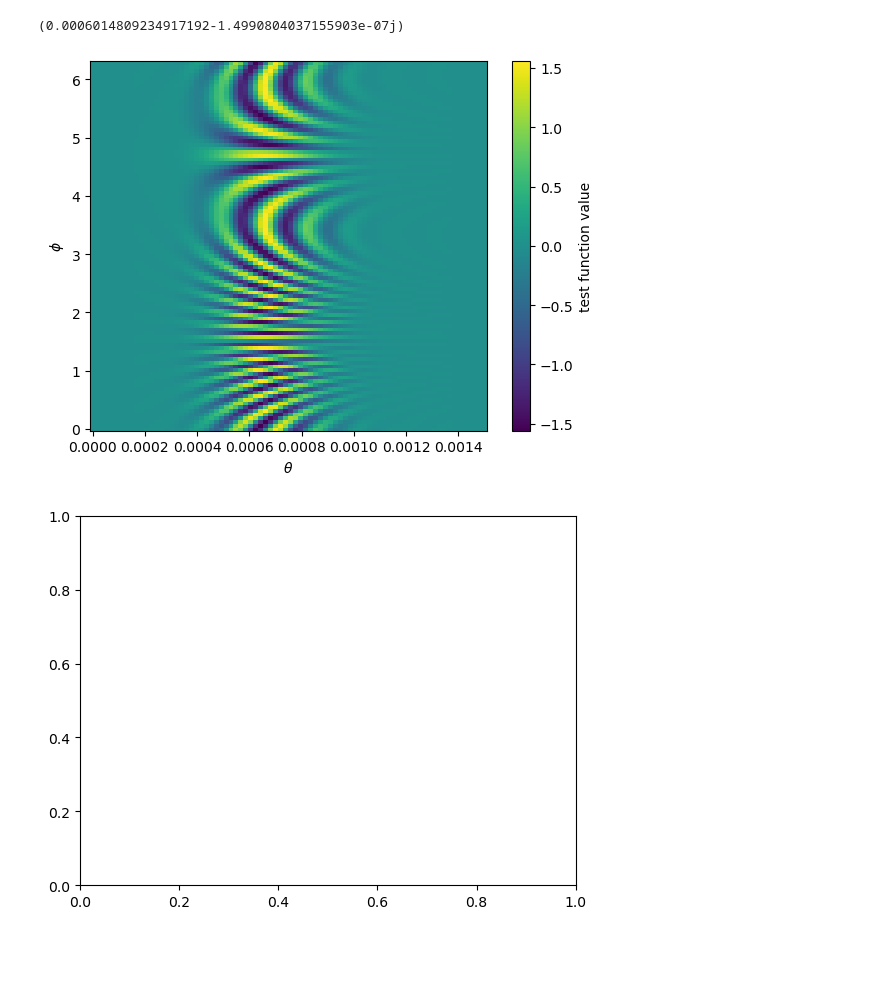
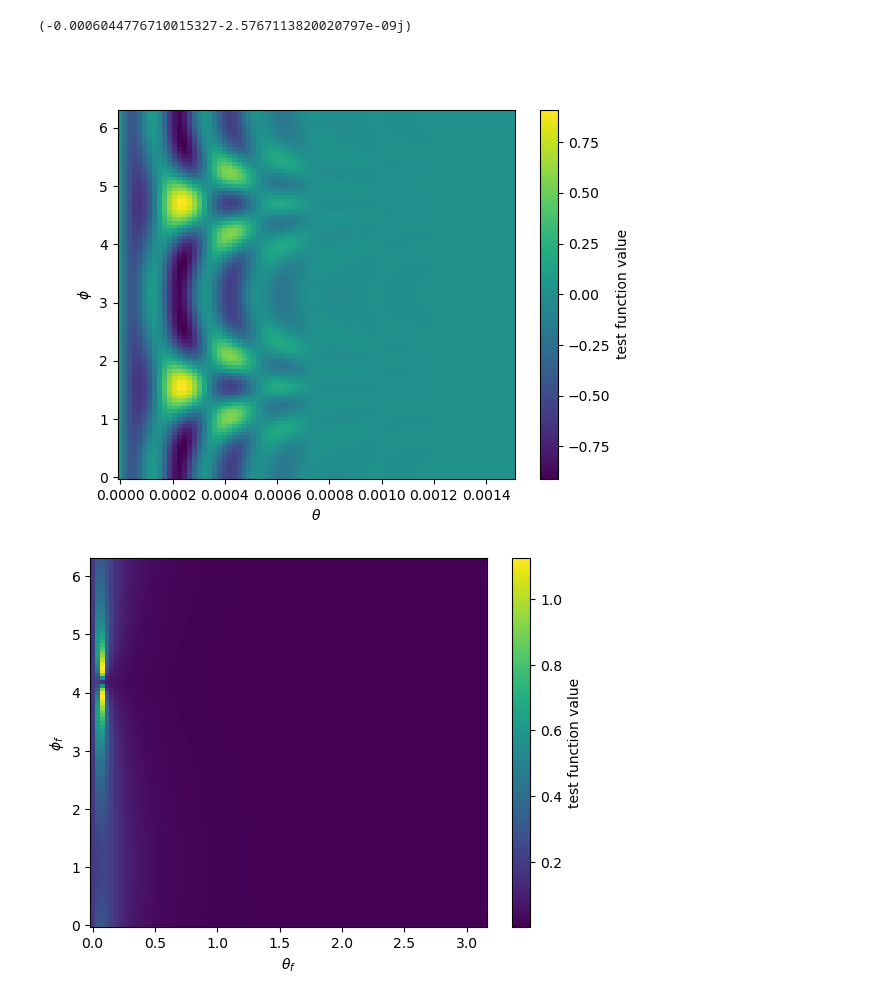
Before and after one commit to stiliglink/issue2, a Jupyter notebook: Brems_LG.ipynb, the cells around one changed output. Cells and saved outputs as stored; diff of their text form; code cells hidden in the pictures; blank space fills up the shorter version.

```diff
--- a/Brems_LG.ipynb
+++ b/Brems_LG.ipynb
@@ -25,8 +25,8 @@ sigma_perp=1000
 sigma_z=500     # 0.1nm左右
 P_z=5
 b_perp0=3152
-C_in=-Z*e**3*np.pi/(2*np.pi)**(3)*(4*np.pi)**(3/4)*np.sqrt(sigma_z/fact_l)*sigma_perp*(sigma_perp)**(abs(l))
-# C_in=-Z*e**3*np.pi/(2*np.pi)**(3)*(4*np.pi)**(3/4)*np.sqrt(2**l*sigma_z/fact_l)*sigma_perp/32   # no_ilphi_r 情况，且仅针对l=10
+#C_in=-Z*e**3*np.pi/(2*np.pi)**(3)*(4*np.pi)**(3/4)*np.sqrt(sigma_z/fact_l)*sigma_perp*(sigma_perp)**(abs(l))
+C_in=-Z*e**3*np.pi/(2*np.pi)**(3)*(4*np.pi)**(3/4)*np.sqrt(2**l*sigma_z/fact_l)*sigma_perp/32   # no_ilphi_r 情况，且仅针对l=10
 
 C_out=1/256/np.pi**6
 
@@ -114,23 +114,23 @@ def u_f(energy,theta,phi,spin):
     res=np.array([part1,part2,part3,part4],dtype=np.complex128)
     return res
 
+# @jit(nopython=True)
+# def Phi_cap(epsilon, theta, phi, l):
+#     p=np.sqrt(epsilon**2-me**2)
+#     two_vec_mod_=p*np.sin(theta)
+#     res= np.sqrt(2*epsilon)*(two_vec_mod_)**(abs(l))\
+#        *np.exp(-sigma_perp**2*two_vec_mod_**2/2-sigma_z**2*(p*np.cos(theta)-P_z)**2/2+1j*l*phi)
+#     return res
+
+
+## no_ilphi_r
 @jit(nopython=True)
 def Phi_cap(epsilon, theta, phi, l):
     p=np.sqrt(epsilon**2-me**2)
-    two_vec_mod_=p*np.sin(theta)
-    res= np.sqrt(2*epsilon)*(two_vec_mod_)**(abs(l))\
-       *np.exp(-sigma_perp**2*two_vec_mod_**2/2-sigma_z**2*(p*np.cos(theta)-P_z)**2/2+1j*l*phi)
+    sigma_vec_mod_sq=p**2*np.sin(theta)**2*sigma_perp**2
+    res= np.sqrt(2*epsilon)*(3840-9600*sigma_vec_mod_sq+4800*sigma_vec_mod_sq**2-800*sigma_vec_mod_sq**3+50*sigma_vec_mod_sq**4-sigma_vec_mod_sq**5)\
+       *np.exp(-sigma_vec_mod_sq/2-sigma_z**2*(p*np.cos(theta)-P_z)**2/2)
     return res
-
-
-# ## no_ilphi_r
-# @jit(nopython=True)
-# def Phi_cap(epsilon, theta, phi, l):
-#     p=np.sqrt(epsilon**2-me**2)
-#     sigma_vec_mod_sq=p**2*np.sin(theta)**2*sigma_perp**2
-#     res= np.sqrt(2*epsilon)*(3840-9600*sigma_vec_mod_sq+4800*sigma_vec_mod_sq**2-800*sigma_vec_mod_sq**3+50*sigma_vec_mod_sq**4-sigma_vec_mod_sq**5)\
-#        *np.exp(-sigma_vec_mod_sq/2-sigma_z**2*(p*np.cos(theta)-P_z)**2/2)
-#     return res
 
 @jit(nopython=True)
 def curl_L_pre(theta_,phi_,s,omega,epsilon_f,three_vec_f,three_vec_k,u_f_,photon_polar_slash_,four_vec_slash_k,four_vec_slash_f,b_perp):
@@ -282,12 +282,13 @@ def curl_L(s, epsilon_f, theta_f, phi_f, s_f, omega, theta_k, phi_k, lamb,b_perp
 
 print(curl_L(0.5,3.026,np.pi/2,np.pi/3,0.5,2,np.pi/3,np.pi/3,1,b_perp0))
 # %% [output]
-(0.0006014809234917192-1.4990804037155903e-07j)
+(-0.0006044776710015327-2.5767113820020797e-09j)
 # %%
+%matplotlib widget
 import matplotlib.pyplot as plt
 from mpl_toolkits.mplot3d import Axes3D
 
-b_perp=np.array([8000,0,0])
+b_perp=np.array([3000,0,0])
 @jit(nopython=True)
 def M(epsilon,theta,phi,s,epsilon_f,theta_f,phi_f,s_f,omega,theta_k,phi_k,lamb):
 
@@ -320,34 +321,62 @@ def curl_L_pre_plt(theta,phi,s,epsilon_f,theta_f,phi_f,s_f,omega,theta_k,phi_k,l
 
 def test(theta,phi):
     res=curl_L_pre_plt(theta,phi,0.5,3.026,np.pi/2,np.pi/3,0.5,2,np.pi/3,np.pi/3,1)
     return res.real
 
 
 # 生成 theta 和 phi 的数据
 theta_vals = np.linspace(0, 0.0015, 80)  # 从 0 到 pi
 phi_vals = np.linspace(0, 2*np.pi, 100)  # 从 0 到 2*pi
 theta, phi = np.meshgrid(theta_vals, phi_vals)
 
 # 计算 test 函数值
 z = np.frompyfunc(test, 2, 1)(theta, phi).astype(np.float64)  # 关键部分
 
 # 创建图形
 fig, ax = plt.subplots()
 
 # 绘制 pcolor 图
 c = ax.pcolor(theta, phi, z)
 
 # 添加 colorbar
 plt.colorbar(c, label='test function value')
 
 # 设置 x 和 y 轴的标签
 ax.set_xlabel(r'$\theta$')
 ax.set_ylabel(r'$\phi$')
 
 # 显示图形
 plt.show()
 # %% [output]
-[figure, old version]
+[figure, new version]
-[figure, removed]
+# %%
+def test1(theta_f,phi_f):
+    return abs(curl_L(0.5,3.026,theta_f,phi_f,0.5,2,0.1,np.pi/3,1,b_perp0))
+
+# 生成 theta_f 和 phi_f 的数据
+theta_f_vals = np.linspace(0, np.pi, 80)  # 从 0 到 pi
+phi_f_vals = np.linspace(0, 2*np.pi, 100)  # 从 0 到 2*pi
+theta_f, phi_f = np.meshgrid(theta_f_vals, phi_f_vals)
+
+# 计算 test 函数值
+z = np.frompyfunc(test1, 2, 1)(theta_f, phi_f).astype(np.float64)  # 关键部分
+
+# 创建图形
+fig, ax = plt.subplots()
+
+# 绘制 pcolor 图
+c = ax.pcolor(theta_f, phi_f, z)
+
+# 添加 colorbar
+plt.colorbar(c, label='test function value')
+
+# 设置 x 和 y 轴的标签
+ax.set_xlabel(r'$\theta_f$')
+ax.set_ylabel(r'$\phi_f$')
+
+# 显示图形
+plt.show()
+# %% [output]
+[figure, added]
 # %%
 # 关于omega 的能谱图
```
Also changed, not shown: parts of 8 cells of this notebook, 36 other files.
